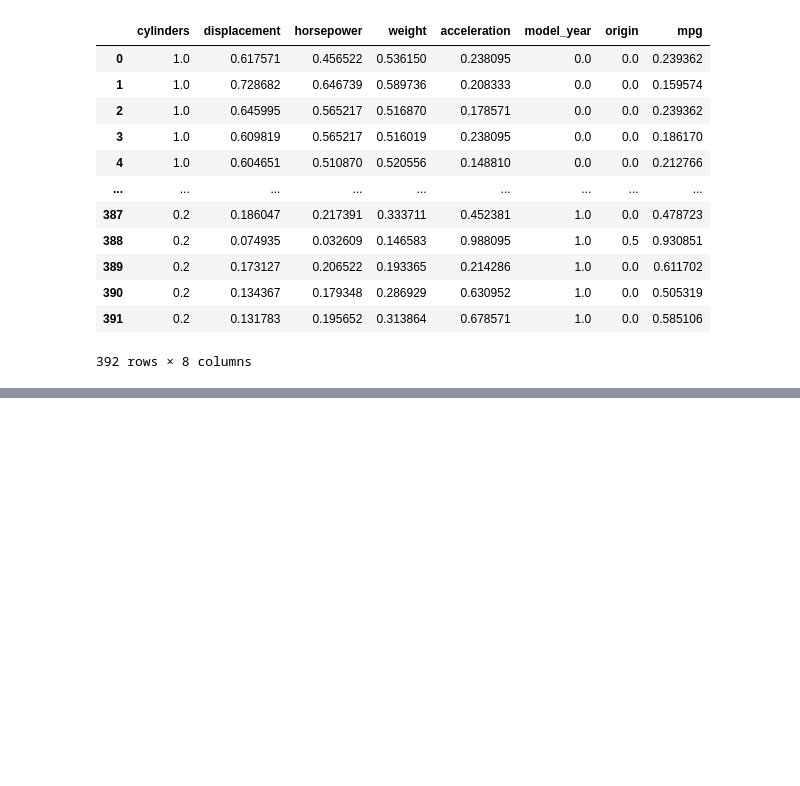
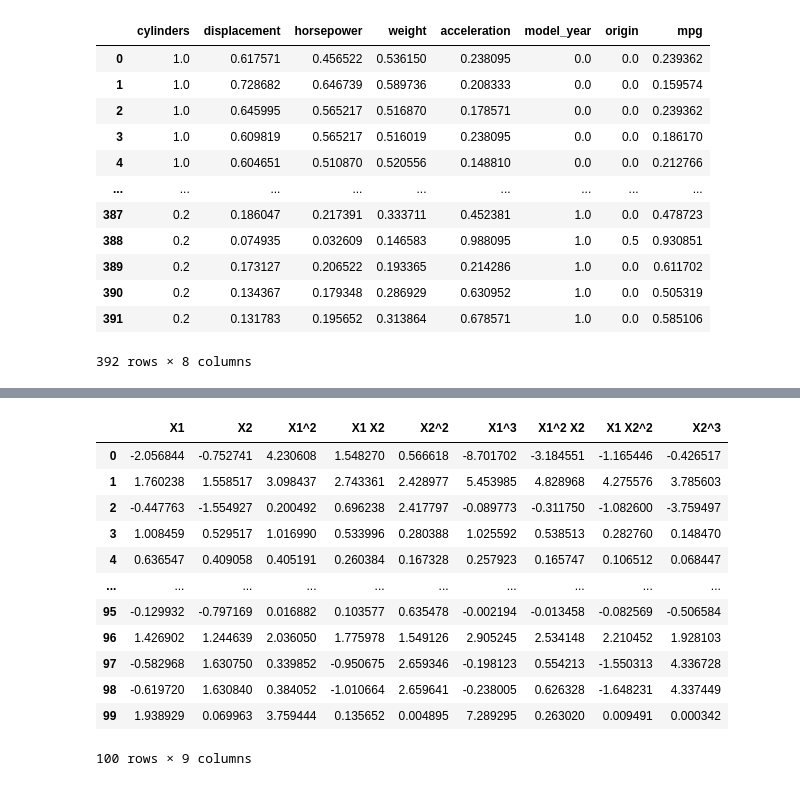
Before and after one commit to AnYeHyeon/DataScience2023, a Jupyter notebook: 1_2_데이터변환.ipynb, the cells around one changed output, grey strips where cells are left out. Drawn from its saved outputs; the diff is of its cells as text; code cells hidden in the pictures; blank space fills up the shorter version.

```diff
--- a/1_2_데이터변환.ipynb
+++ b/1_2_데이터변환.ipynb
@@ -373,0 +374,3 @@ pd.DataFrame(output, columns = df.columns)
+# %%
+df = pd.read_csv("https://raw.githubusercontent.com/AnYeHyeon/DataScience_2023S/master/data/classification_data.csv")
+df
@@ -373,0 +391,4 @@ pd.DataFrame(output, columns = df.columns)
+# %%
+# 독립변수 추리기
+x = df[['X1', 'X2']]
+x
@@ -373,0 +409,24 @@ pd.DataFrame(output, columns = df.columns)
+# %%
+from sklearn import preprocessing
+
+from sklearn.preprocessing import PolynomialFeatures
+poly = PolynomialFeatures(3, include_bias=False, interaction_only=False) # 몇차식, 상수항(편향), 상호작용
+output = poly.fit_transform(x)
+# %%
+c = poly.get_feature_names_out(x.columns)
+# %%
+pd.DataFrame(output, columns = c)
+# %% [output]
+|  | X1 | X2 | X1^2 | X1 X2 | X2^2 | X1^3 | X1^2 X2 | X1 X2^2 | X2^3 |
+| 0 | -2.056844 | -0.752741 | 4.230608 | 1.548270 | 0.566618 | -8.701702 | -3.184551 | -1.165446 | -0.426517 |
+| 1 | 1.760238 | 1.558517 | 3.098437 | 2.743361 | 2.428977 | 5.453985 | 4.828968 | 4.275576 | 3.785603 |
+| 2 | -0.447763 | -1.554927 | 0.200492 | 0.696238 | 2.417797 | -0.089773 | -0.311750 | -1.082600 | -3.759497 |
+| 3 | 1.008459 | 0.529517 | 1.016990 | 0.533996 | 0.280388 | 1.025592 | 0.538513 | 0.282760 | 0.148470 |
+| 4 | 0.636547 | 0.409058 | 0.405191 | 0.260384 | 0.167328 | 0.257923 | 0.165747 | 0.106512 | 0.068447 |
+| ... | ... | ... | ... | ... | ... | ... | ... | ... | ... |
+| 95 | -0.129932 | -0.797169 | 0.016882 | 0.103577 | 0.635478 | -0.002194 | -0.013458 | -0.082569 | -0.506584 |
+| 96 | 1.426902 | 1.244639 | 2.036050 | 1.775978 | 1.549126 | 2.905245 | 2.534148 | 2.210452 | 1.928103 |
+| 97 | -0.582968 | 1.630750 | 0.339852 | -0.950675 | 2.659346 | -0.198123 | 0.554213 | -1.550313 | 4.336728 |
+| 98 | -0.619720 | 1.630840 | 0.384052 | -1.010664 | 2.659641 | -0.238005 | 0.626328 | -1.648231 | 4.337449 |
+| 99 | 1.938929 | 0.069963 | 3.759444 | 0.135652 | 0.004895 | 7.289295 | 0.263020 | 0.009491 | 0.000342 |
+100 rows × 9 columns
```
Also changed, not shown: parts of 9 cells of this notebook.
